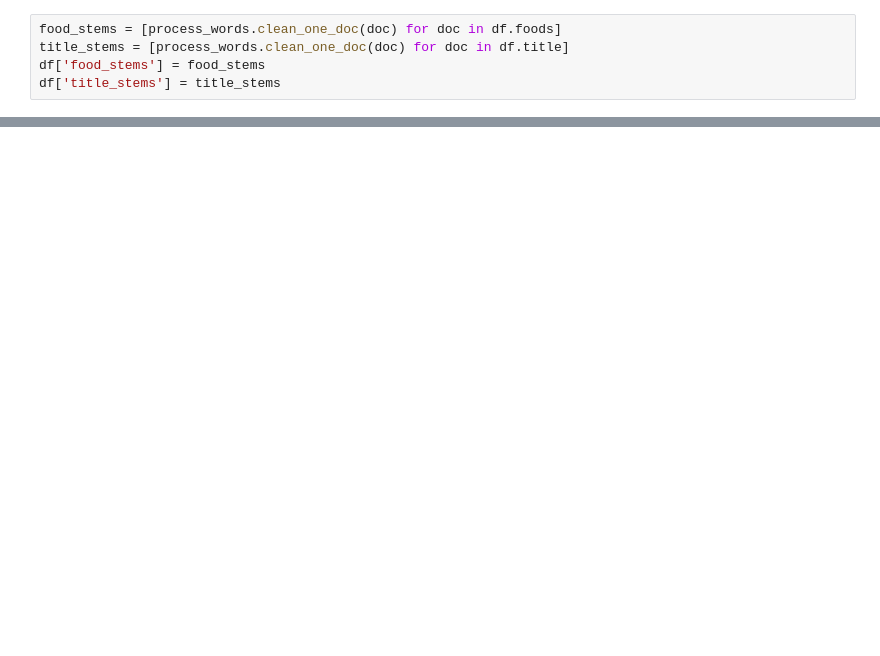
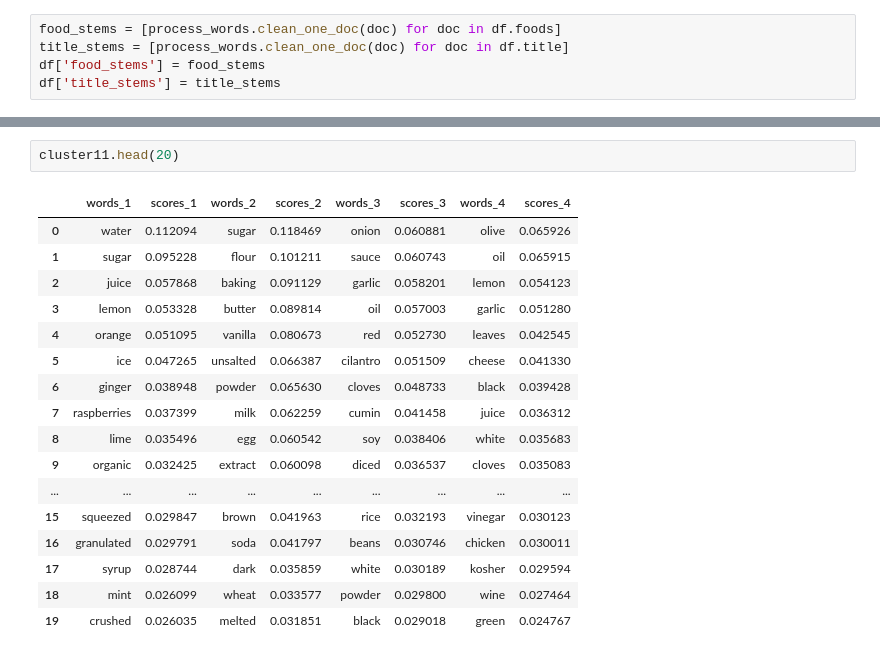
Before and after one commit to elisabeth-berg/trending-food, a Jupyter notebook: foodscrape_workbook.ipynb, the cells around one changed output, grey strips where cells are left out. Cells and saved outputs as stored; diff of their text form; blank space fills up the shorter version.

```diff
--- a/foodscrape_workbook.ipynb
+++ b/foodscrape_workbook.ipynb
@@ -212,0 +116,20 @@ array([ True,  True,  True, ..., False, False, False], dtype=bool)
+# %%
+cluster11.head(20)
+# %% [output]
+|  | words_1 | scores_1 | words_2 | scores_2 | words_3 | scores_3 | words_4 | scores_4 |
+| 0 | water | 0.112094 | sugar | 0.118469 | onion | 0.060881 | olive | 0.065926 |
+| 1 | sugar | 0.095228 | flour | 0.101211 | sauce | 0.060743 | oil | 0.065915 |
+| 2 | juice | 0.057868 | baking | 0.091129 | garlic | 0.058201 | lemon | 0.054123 |
+| 3 | lemon | 0.053328 | butter | 0.089814 | oil | 0.057003 | garlic | 0.051280 |
+| 4 | orange | 0.051095 | vanilla | 0.080673 | red | 0.052730 | leaves | 0.042545 |
+| 5 | ice | 0.047265 | unsalted | 0.066387 | cilantro | 0.051509 | cheese | 0.041330 |
+| 6 | ginger | 0.038948 | powder | 0.065630 | cloves | 0.048733 | black | 0.039428 |
+| 7 | raspberries | 0.037399 | milk | 0.062259 | cumin | 0.041458 | juice | 0.036312 |
+| 8 | lime | 0.035496 | egg | 0.060542 | soy | 0.038406 | white | 0.035683 |
+| 9 | organic | 0.032425 | extract | 0.060098 | diced | 0.036537 | cloves | 0.035083 |
+| ... | ... | ... | ... | ... | ... | ... | ... | ... |
+| 15 | squeezed | 0.029847 | brown | 0.041963 | rice | 0.032193 | vinegar | 0.030123 |
+| 16 | granulated | 0.029791 | soda | 0.041797 | beans | 0.030746 | chicken | 0.030011 |
+| 17 | syrup | 0.028744 | dark | 0.035859 | white | 0.030189 | kosher | 0.029594 |
+| 18 | mint | 0.026099 | wheat | 0.033577 | powder | 0.029800 | wine | 0.027464 |
+| 19 | crushed | 0.026035 | melted | 0.031851 | black | 0.029018 | green | 0.024767 |
```
Also changed, not shown: parts of 39 cells of this notebook, 1 other file.
